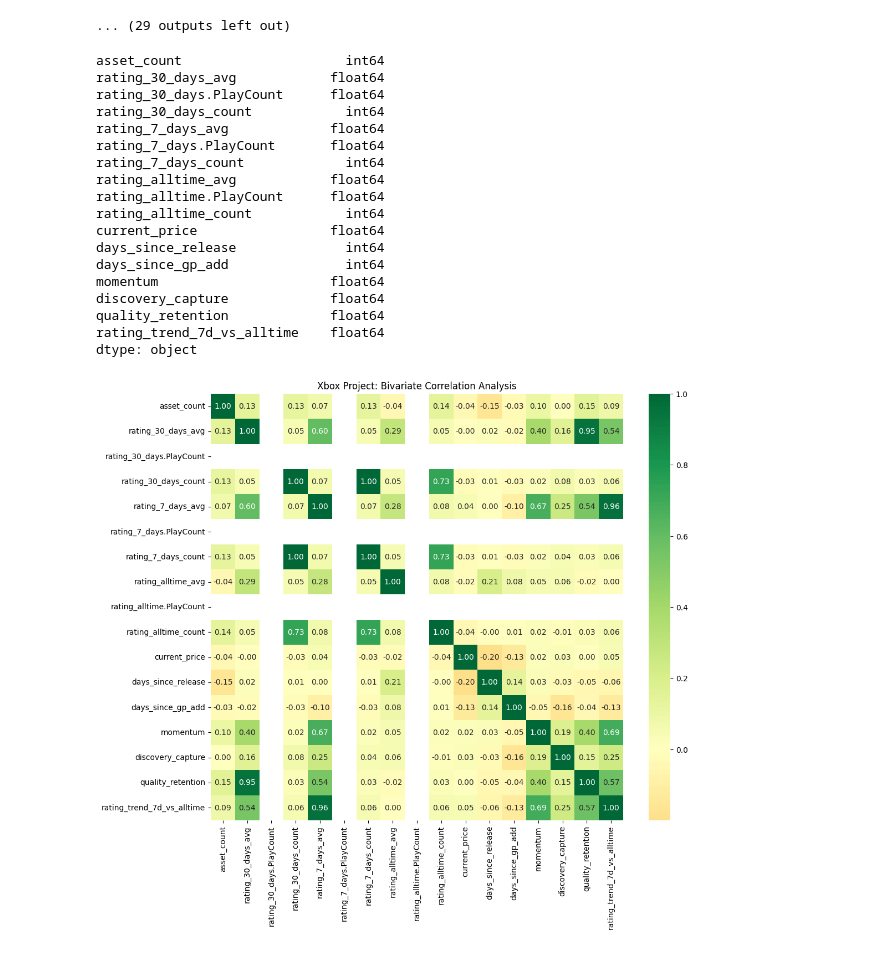
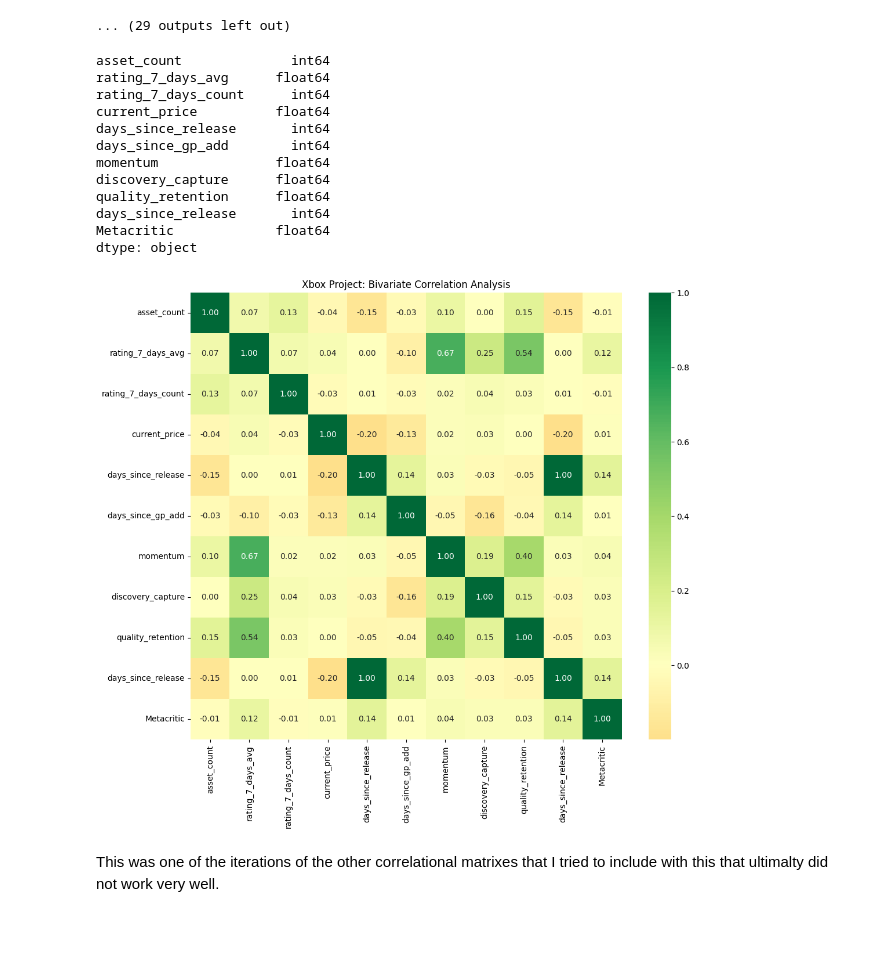
Before and after one commit to Doggo21345/Xbox-ELT-pipeline, a Jupyter notebook: ML/Notebooks/EDA.ipynb, the cells around one changed output. Saved outputs shown, nothing was run; the diff lists cells and outputs as text; code cells hidden in the pictures.

```diff
--- a/ML/Notebooks/EDA.ipynb
+++ b/ML/Notebooks/EDA.ipynb
@@ -226,68 +212,65 @@ for col in final_df.columns:
 [figure]
 ... (29 outputs left out)
 # %%
-final_df_csv['current_price'] = (
-    final_df_csv['current_price']
+final_df['current_price'] = (
+    final_df['current_price']
     .astype(str)
     .str.extract(r'(\d+\.\d+|\d+)')
     .astype(float)
 )
+# %%
+columns_to_drop = [col for col in final_df.columns if 'PlayCount' in col]
+final_df = final_df.drop(columns=columns_to_drop)
 # %%
 import pandas as pd
 import numpy as np
 import seaborn as sns
 import matplotlib.pyplot as plt
 
-# 1. Define your columns
+#itereated the correlational matrix with different numerical columns to eventually get a matrix that I was happy with.
 corr_cols = [
-    'asset_count', 'rating_30_days_avg', 'rating_30_days.PlayCount', 'rating_30_days_count',
-    'rating_7_days_avg', 'rating_7_days.PlayCount', 'rating_7_days_count',
-    'rating_alltime_avg', 'rating_alltime.PlayCount', 'rating_alltime_count',
+    'asset_count',
+    'rating_7_days_avg', 'rating_7_days_count',
     'current_price', 'days_since_release', 'days_since_gp_add',
-    'momentum', 'discovery_capture', 'quality_retention', 'rating_trend_7d_vs_alltime',
+    'momentum', 'discovery_capture', 'quality_retention',
+    'Metacritic'
 ]
 
 # 2. FORCE CLEANING: Step-by-step for the price specifically first
 # This handles the '$', commas, and extra spaces in one regex sweep
-final_df_csv['current_price'] = (
-    final_df_csv['current_price']
+final_df['current_price'] = (
+    final_df['current_price']
     .astype(str)
     .str.replace(r'[^\d.]', '', regex=True) # Keep ONLY digits and dots
 )
 
 # 3. CONVERT ENTIRE SELECTION TO NUMERIC
 # errors='coerce' is the secret—it turns " $ 89.00 " (if it failed) or "tbd" into NaN
 for col in corr_cols:
-    final_df_csv[col] = pd.to_numeric(final_df_csv[col], errors='coerce')
+    final_df[col] = pd.to_numeric(final_df[col], errors='coerce')
 
 # 4. VERIFY - If this prints anything other than 'float64', we found the culprit
-print(final_df_csv[corr_cols].dtypes)
+print(final_df[corr_cols].dtypes)
 
 # 5. RUN CORRELATION
-corr_matrix = final_df_csv[corr_cols].corr()
+corr_matrix = final_df[corr_cols].corr()
 
 # 6. PLOT
 plt.figure(figsize=(12, 10))
 sns.heatmap(corr_matrix, annot=True, cmap='RdYlGn', center=0, fmt=".2f")
 plt.title('Xbox Project: Bivariate Correlation Analysis')
 plt.show()
 # %% [output]
-asset_count                     int64
-rating_30_days_avg            float64
-rating_30_days.PlayCount      float64
-rating_30_days_count            int64
-rating_7_days_avg             float64
-rating_7_days.PlayCount       float64
-rating_7_days_count             int64
-rating_alltime_avg            float64
-rating_alltime.PlayCount      float64
-rating_alltime_count            int64
-current_price                 float64
-days_since_release              int64
-days_since_gp_add               int64
-momentum                      float64
-discovery_capture             float64
-quality_retention             float64
-rating_trend_7d_vs_alltime    float64
+asset_count              int64
+rating_7_days_avg      float64
+rating_7_days_count      int64
+current_price          float64
+days_since_release       int64
+days_since_gp_add        int64
+momentum               float64
+discovery_capture      float64
+quality_retention      float64
+days_since_release       int64
+Metacritic             float64
 dtype: object
-[figure, old version]
+[figure, new version]
@@ -293,0 +287,2 @@ dtype: object
+# %% [markdown]
+This was one of the iterations of the other correlational matrixes that I tried to include with this that ultimalty did not work very well.
```
Also changed, not shown: parts of 30 cells of this notebook.
